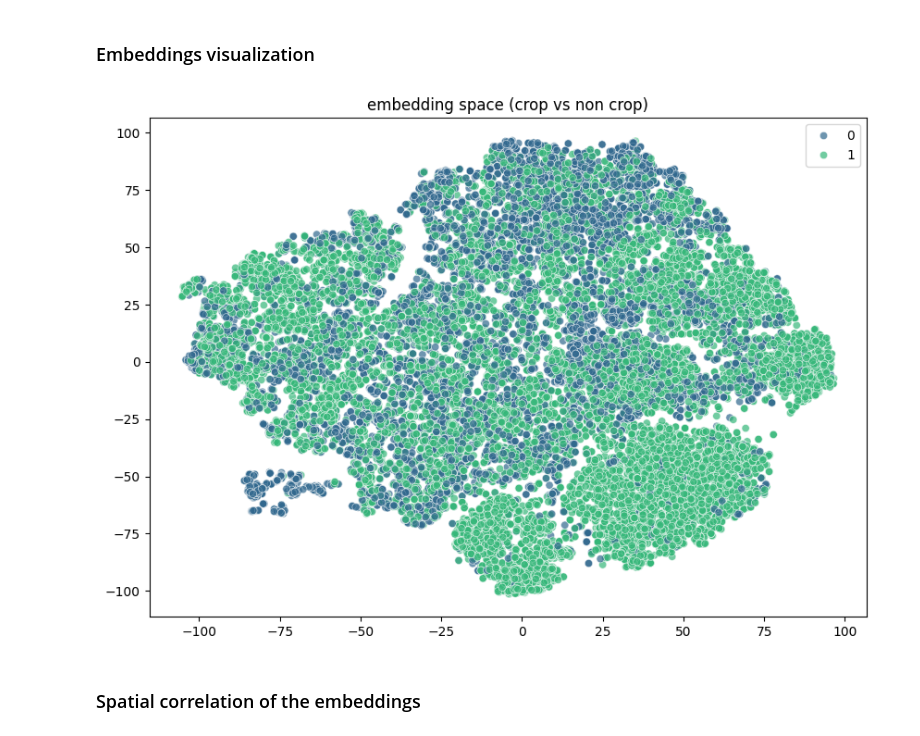
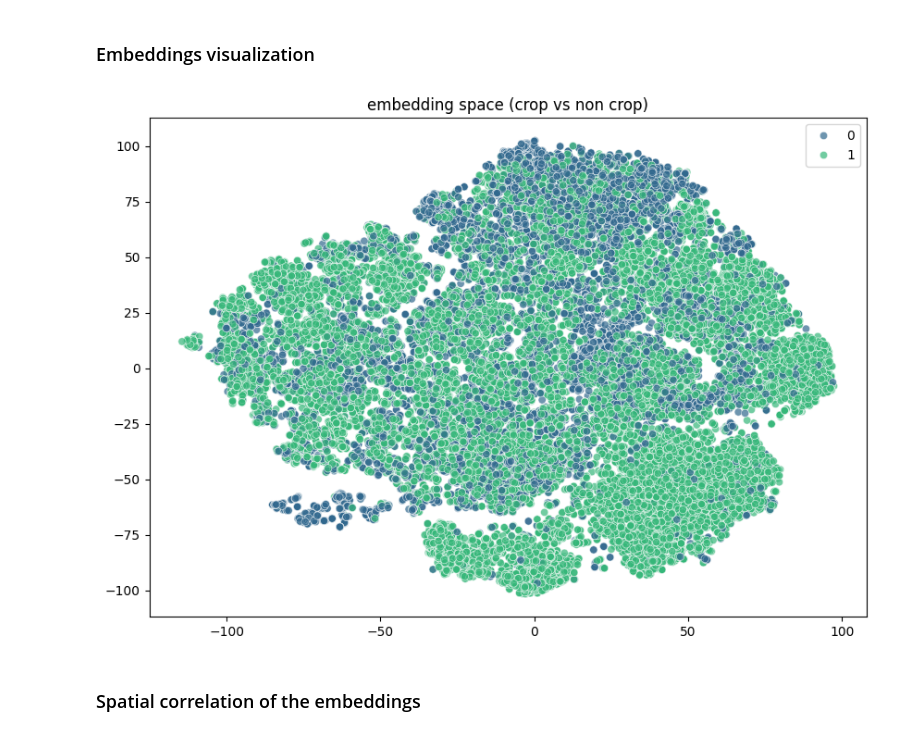
Before and after one commit to beatrizbsperes/embeddings_in_TorchGeo, a Jupyter notebook: embeddings.ipynb, the cells around one changed output. Saved outputs shown, nothing was run; the diff lists cells and outputs as text; code cells hidden in the pictures.

```diff
--- a/embeddings.ipynb
+++ b/embeddings.ipynb
@@ -7,7 +7,9 @@
 # %%
 from torchgeo.datasets import CropHarvest
 
-root = "_data"
-original_dataset = CropHarvest(root=root, download=True)
+RANDOM_STATE = 1998
+ROOT = "_data"
+OUTPUT_FOLDER = "_results/"
+original_dataset = CropHarvest(root=ROOT, download=True)
 # %%
 # pandas dataframe containing label data for everything on CropHarvest
@@ -487,0 +425,6 @@ Files saved successfully!
+# %%
+# load the embeddings
+x = np.load(f'{OUTPUT_FOLDER}x_dofa.npy')
+y = np.load(f'{OUTPUT_FOLDER}y_dofa.npy')
+
+print("Files loaded successfully!")
@@ -555,16 +760,16 @@ array([[-0.6843597 ,  1.3317857 , -0.1730215 , ..., -1.0050291 ,
 # %%
 from sklearn.manifold import TSNE
 import seaborn as sns
 
-tsne = TSNE(n_components=2, random_state=1998)
-x_2d = tsne.fit_transform(x_train)
+tsne = TSNE(n_components=2, random_state=RANDOM_STATE)
+x_2d = tsne.fit_transform(x)
 
 plt.figure(figsize=(10, 7))
-sns.scatterplot(x=x_2d[:,0], y=x_2d[:,1], hue=y_train, palette='viridis', alpha=0.7)
+sns.scatterplot(x=x_2d[:,0], y=x_2d[:,1], hue=y, palette='viridis', alpha=0.7)
 plt.title("embedding space (crop vs non crop)")
 plt.show()
 # %% [output]
-[figure, old version]
+[figure, new version]
 # %% [markdown]
 ### Spatial correlation of the embeddings
 # %%
```
Also changed, not shown: parts of 42 cells of this notebook.
